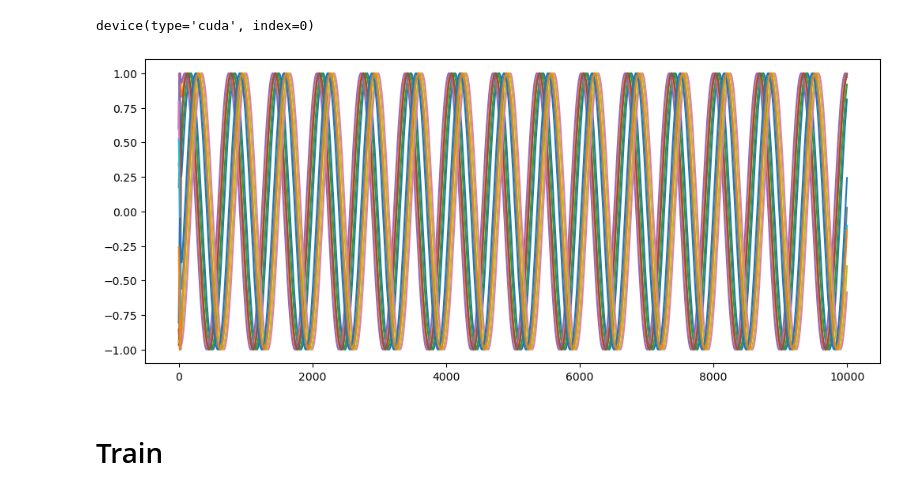
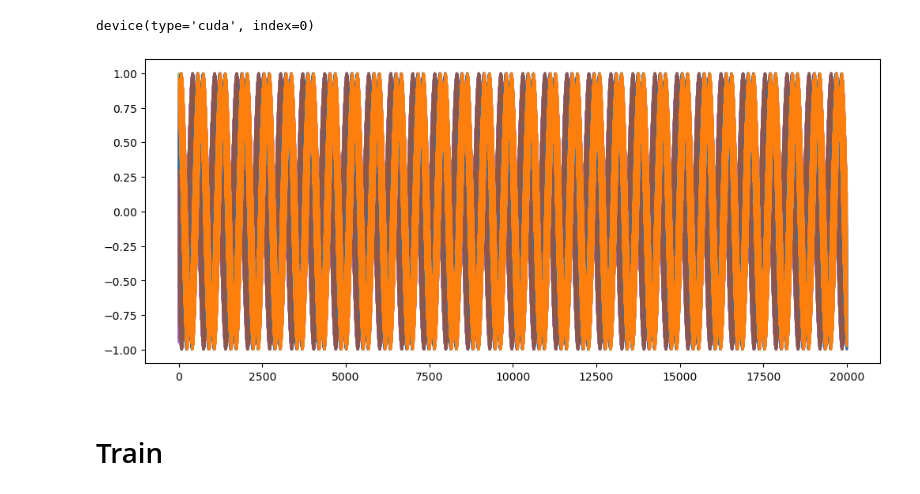
Before and after one commit to Matthew-ymz/Code-for-Finding-emergence-in-data-, a Jupyter notebook: exp/rnis/kuramoto_exp.ipynb, the cells around one changed output. Drawn from its saved outputs; the diff is of its cells as text; code cells hidden in the pictures.

```diff
--- a/exp/rnis/kuramoto_exp.ipynb
+++ b/exp/rnis/kuramoto_exp.ipynb
@@ -29,18 +29,18 @@ device(type='cuda', index=0)
 # %%
 seed = 2050
 np.random.seed(seed)
 torch.manual_seed(seed)
 torch.cuda.manual_seed_all(seed)
 
-kura_train = KuramotoModel(steps=10000, dt=0.01, sz=6, groups=1, coupling=0.5)
+kura_train = KuramotoModel(steps=20000, dt=0.01, sz=6, groups=1, coupling=5)
 timeserie, timeserie_next, _, _ = kura_train.simulate_oneserie(sample_step=5)
 
 plt.figure(figsize=(12,5))
 for i in range(12):
     plt.plot(timeserie[:,i])
 plt.show()
 # %% [output]
-[figure, old version]
+[figure, new version]
 # %%
 seed = 2050
 np.random.seed(seed)
```
Also changed, not shown: parts of 13 cells of this notebook, 1 other file.
